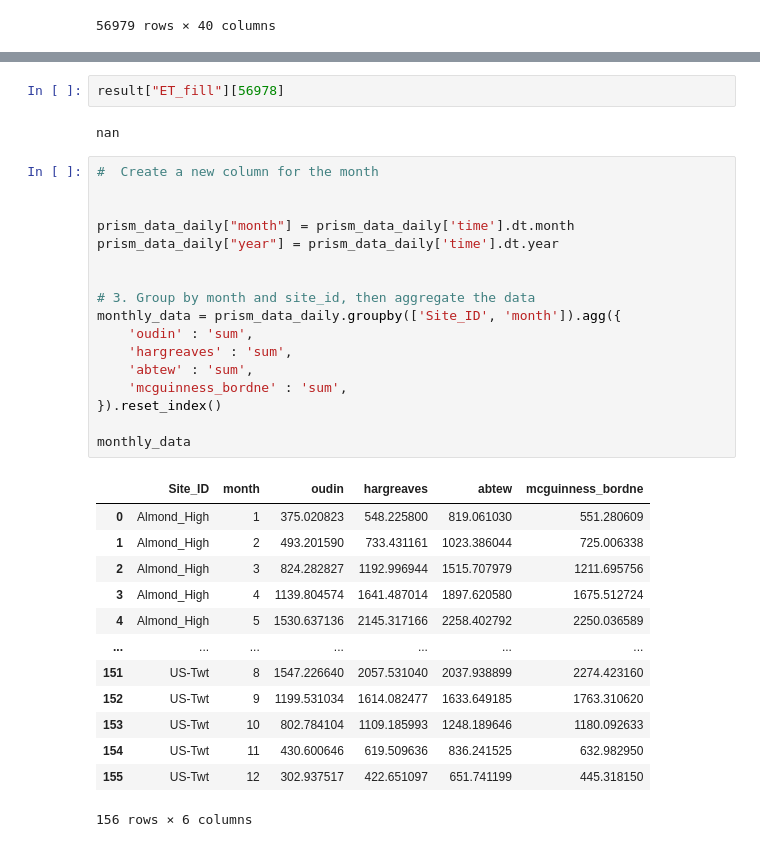
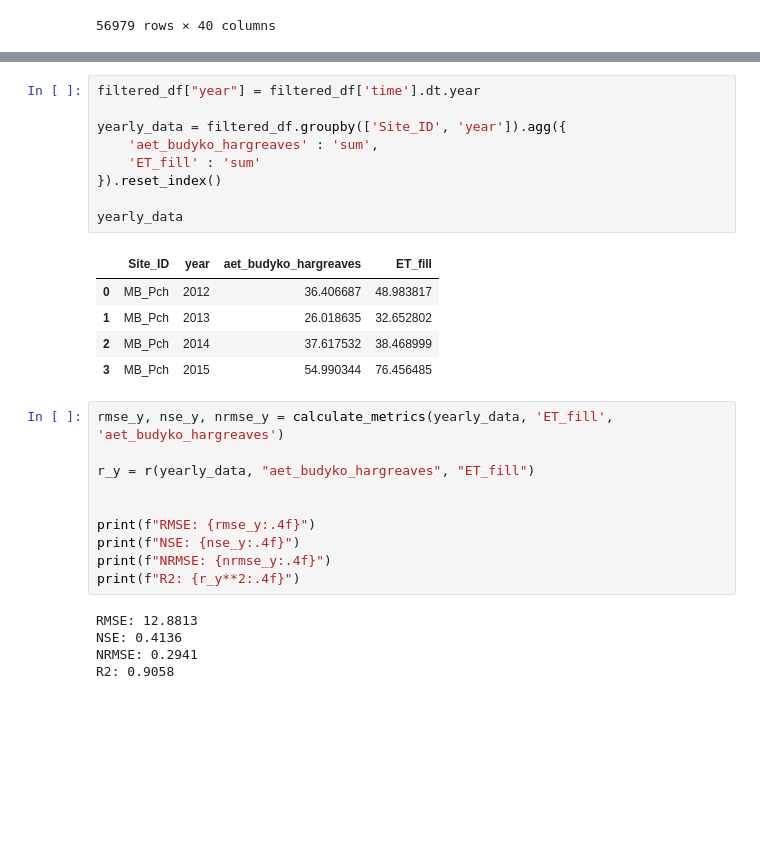
Before and after one commit to mahdi98mnm/download_PRISM_data, a Jupyter notebook: PRISM_tmin_stable_4kmD2_20160612_nc/calculate_ETo.ipynb, the cells around one changed output, grey strips where cells are left out. Saved outputs shown, nothing was run; the diff lists cells and outputs as text; blank space fills up the shorter version.

```diff
--- a/PRISM_tmin_stable_4kmD2_20160612_nc/calculate_ETo.ipynb
+++ b/PRISM_tmin_stable_4kmD2_20160612_nc/calculate_ETo.ipynb
@@ -590,35 +591,30 @@ filtered_df
-# %%
-result["ET_fill"][56978]
-# %% [output]
-nan
-# %%
-#  Create a new column for the month
-
-
-prism_data_daily["month"] = prism_data_daily['time'].dt.month
-prism_data_daily["year"] = prism_data_daily['time'].dt.year
-
-
-# 3. Group by month and site_id, then aggregate the data
-monthly_data = prism_data_daily.groupby(['Site_ID', 'month']).agg({
-    'oudin' : 'sum',
-    'hargreaves' : 'sum',
-    'abtew' : 'sum',
-    'mcguinness_bordne' : 'sum',
-}).reset_index()
-
-monthly_data
-# %% [output]
-|  | Site_ID | month | oudin | hargreaves | abtew | mcguinness_bordne |
-| 0 | Almond_High | 1 | 375.020823 | 548.225800 | 819.061030 | 551.280609 |
-| 1 | Almond_High | 2 | 493.201590 | 733.431161 | 1023.386044 | 725.006338 |
-| 2 | Almond_High | 3 | 824.282827 | 1192.996944 | 1515.707979 | 1211.695756 |
-| 3 | Almond_High | 4 | 1139.804574 | 1641.487014 | 1897.620580 | 1675.512724 |
-| 4 | Almond_High | 5 | 1530.637136 | 2145.317166 | 2258.402792 | 2250.036589 |
-| ... | ... | ... | ... | ... | ... | ... |
-| 151 | US-Twt | 8 | 1547.226640 | 2057.531040 | 2037.938899 | 2274.423160 |
-| 152 | US-Twt | 9 | 1199.531034 | 1614.082477 | 1633.649185 | 1763.310620 |
-| 153 | US-Twt | 10 | 802.784104 | 1109.185993 | 1248.189646 | 1180.092633 |
-| 154 | US-Twt | 11 | 430.600646 | 619.509636 | 836.241525 | 632.982950 |
-| 155 | US-Twt | 12 | 302.937517 | 422.651097 | 651.741199 | 445.318150 |
-156 rows × 6 columns
+# %%
+filtered_df["year"] = filtered_df['time'].dt.year
+
+yearly_data = filtered_df.groupby(['Site_ID', 'year']).agg({
+    'aet_budyko_hargreaves' : 'sum',
+    'ET_fill' : 'sum'
+}).reset_index()
+
+yearly_data
+# %% [output]
+|  | Site_ID | year | aet_budyko_hargreaves | ET_fill |
+| 0 | MB_Pch | 2012 | 36.406687 | 48.983817 |
+| 1 | MB_Pch | 2013 | 26.018635 | 32.652802 |
+| 2 | MB_Pch | 2014 | 37.617532 | 38.468999 |
+| 3 | MB_Pch | 2015 | 54.990344 | 76.456485 |
+# %%
+rmse_y, nse_y, nrmse_y = calculate_metrics(yearly_data, 'ET_fill', 'aet_budyko_hargreaves')
+
+r_y = r(yearly_data, "aet_budyko_hargreaves", "ET_fill")
+
+
+print(f"RMSE: {rmse_y:.4f}")
+print(f"NSE: {nse_y:.4f}")
+print(f"NRMSE: {nrmse_y:.4f}")
+print(f"R2: {r_y**2:.4f}")
+# %% [output]
+RMSE: 12.8813
+NSE: 0.4136
+NRMSE: 0.2941
+R2: 0.9058
```
Also changed, not shown: parts of 18 cells of this notebook.
